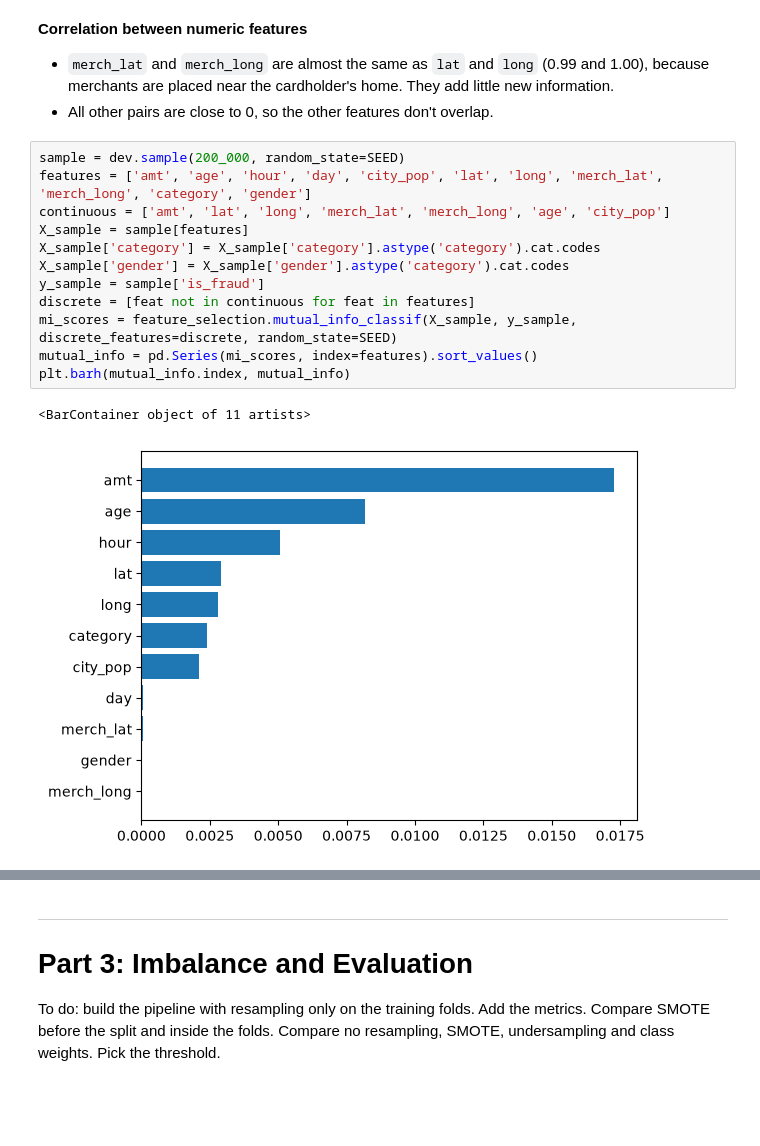
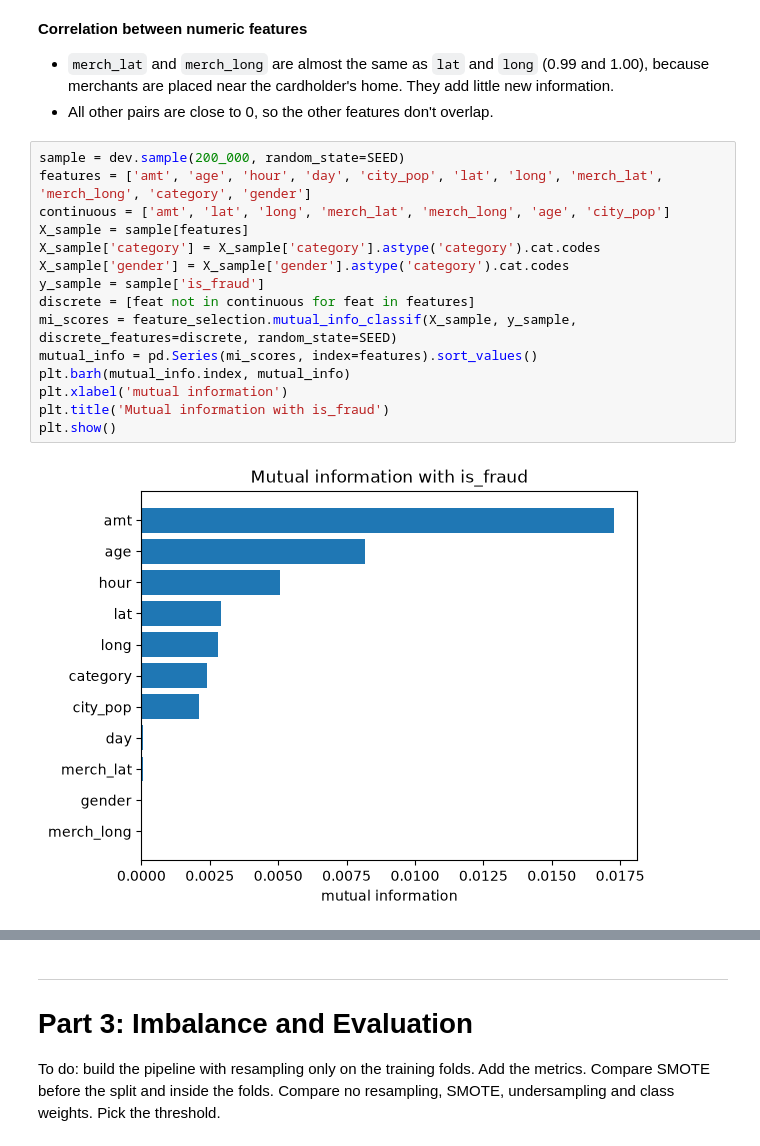
Before and after one commit to Seban8/Credit-Card-Fraud-Detection, a Jupyter notebook: fraud_detection.ipynb, the cells around one changed output, grey strips where cells are left out. Cells and saved outputs as stored; diff of their text form; blank space fills up the shorter version.

```diff
--- a/fraud_detection.ipynb
+++ b/fraud_detection.ipynb
@@ -540,15 +541,17 @@ dev[numeric].corr().round(2)
 # %%
 sample = dev.sample(200_000, random_state=SEED)
 features = ['amt', 'age', 'hour', 'day', 'city_pop', 'lat', 'long', 'merch_lat', 'merch_long', 'category', 'gender']
 continuous = ['amt', 'lat', 'long', 'merch_lat', 'merch_long', 'age', 'city_pop']
 X_sample = sample[features]
 X_sample['category'] = X_sample['category'].astype('category').cat.codes
 X_sample['gender'] = X_sample['gender'].astype('category').cat.codes
 y_sample = sample['is_fraud']
 discrete = [feat not in continuous for feat in features]
 mi_scores = feature_selection.mutual_info_classif(X_sample, y_sample, discrete_features=discrete, random_state=SEED)
 mutual_info = pd.Series(mi_scores, index=features).sort_values()
 plt.barh(mutual_info.index, mutual_info)
+plt.xlabel('mutual information')
+plt.title('Mutual information with is_fraud')
+plt.show()
 # %% [output]
-<BarContainer object of 11 artists>
-[figure, old version]
+[figure, new version]
```
Also changed, not shown: parts of 6 cells of this notebook, 1 other file.
